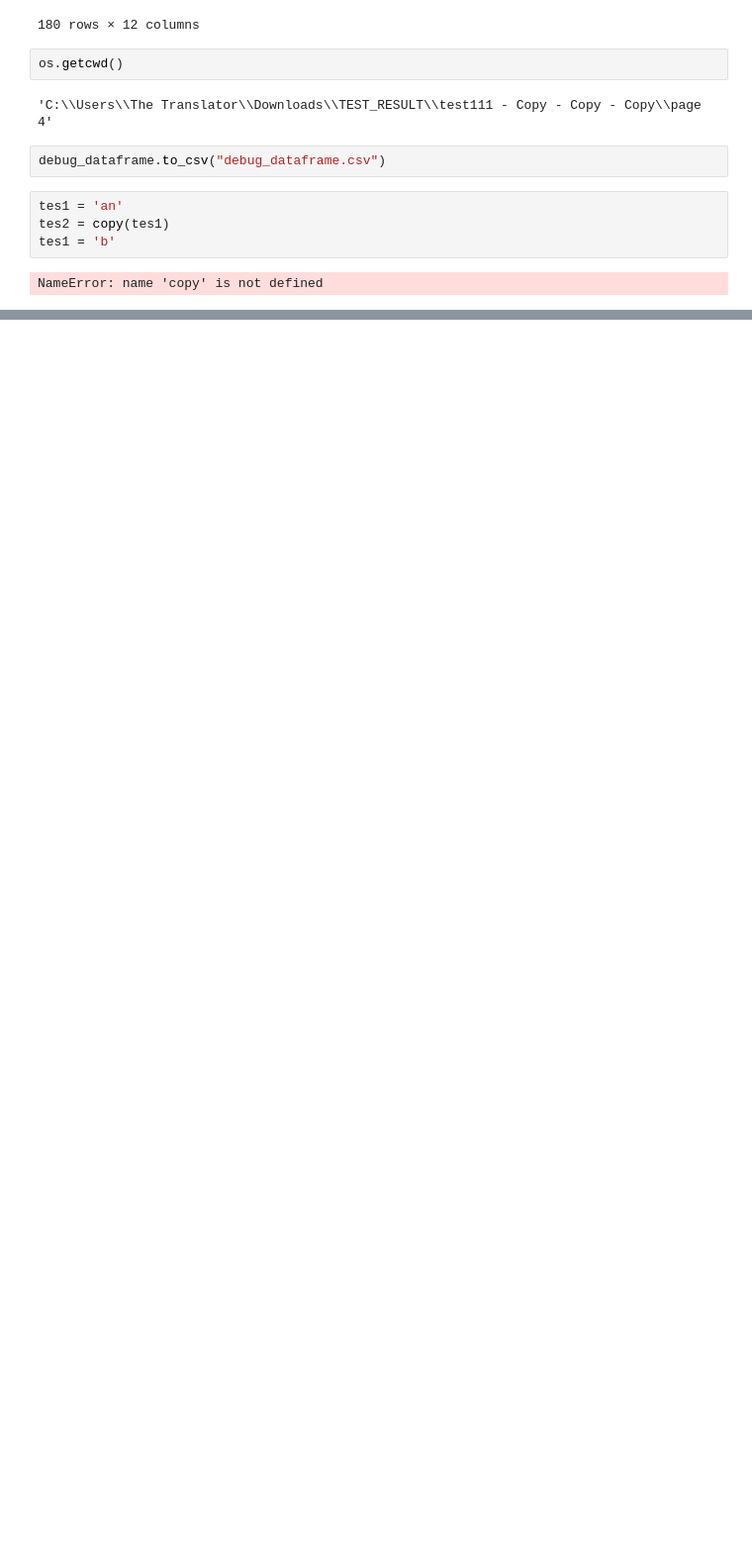
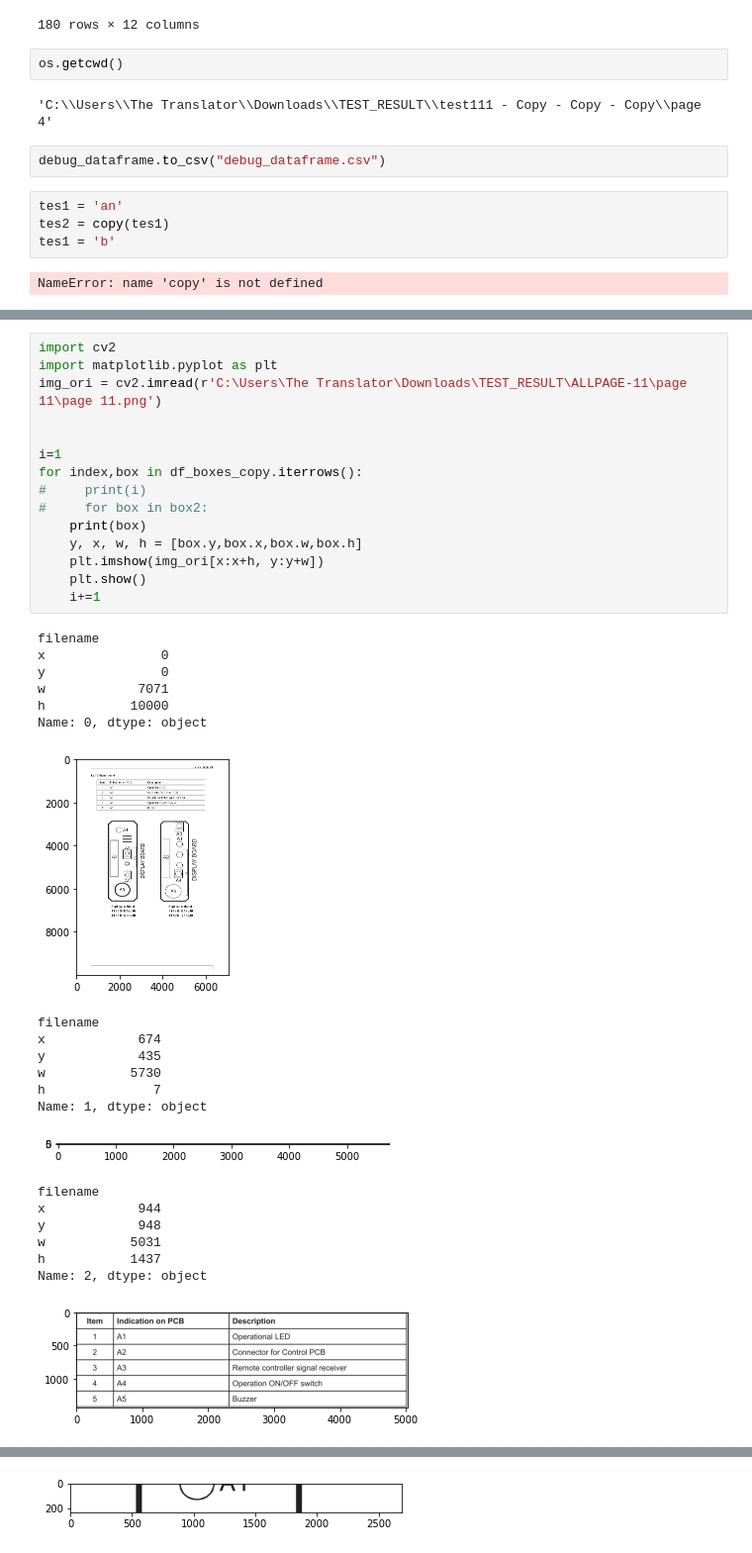
Before and after one commit to andreypurwanto/infext, a Jupyter notebook: Untitled.ipynb, the cells around one changed output, grey strips where cells are left out. Shown at 99% size. Saved outputs shown, nothing was run; the diff lists cells and outputs as text; blank space fills up the shorter version.

```diff
--- a/Untitled.ipynb
+++ b/Untitled.ipynb
@@ -2659,0 +3557,37 @@ tes2
+# %%
+import cv2
+import matplotlib.pyplot as plt
+img_ori = cv2.imread(r'C:\Users\The Translator\Downloads\TEST_RESULT\ALLPAGE-11\page 11\page 11.png')
+
+
+i=1
+for index,box in df_boxes_copy.iterrows():
+#     print(i)
+#     for box in box2:
+    print(box)
+    y, x, w, h = [box.y,box.x,box.w,box.h]
+    plt.imshow(img_ori[x:x+h, y:y+w])
+    plt.show()
+    i+=1
+# %% [output]
+filename
+x               0
+y               0
+w            7071
+h           10000
+Name: 0, dtype: object
+[figure, added]
+filename
+x            674
+y            435
+w           5730
+h              7
+Name: 1, dtype: object
+[figure, added]
+filename
+x            944
+y            948
+w           5031
+h           1437
+Name: 2, dtype: object
+[figure, added]
@@ -2659,0 +3600 @@ tes2
+[figure, added]
```
Also changed, not shown: parts of 28 cells of this notebook, 10 other files.
